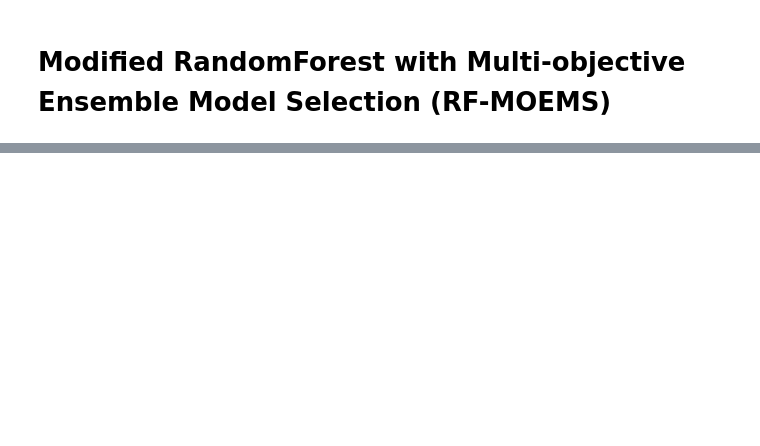
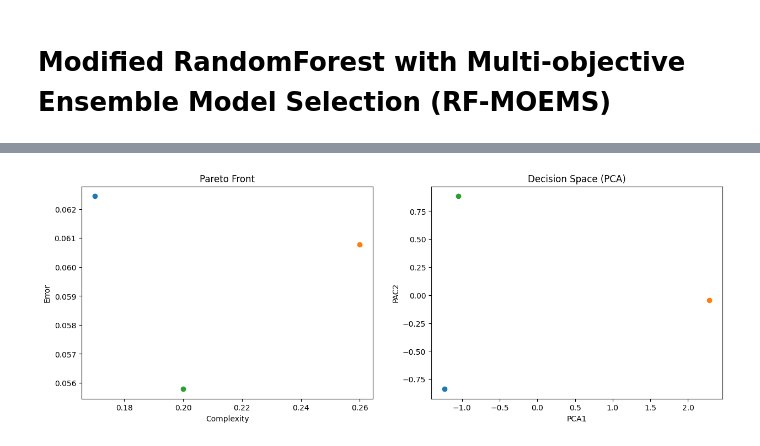
Before and after one commit to vhrique/aerogerador_fault_diagnosis, a Jupyter notebook: baseline_experiment_pareto.ipynb, the cells around one changed output, grey strips where cells are left out. Cells and saved outputs as stored; diff of their text form; code cells hidden in the pictures; blank space fills up the shorter version.

```diff
--- a/baseline_experiment_pareto.ipynb
+++ b/baseline_experiment_pareto.ipynb
@@ -242,0 +247,18 @@ plt.show()
+# %%
+fig, axs = plt.subplots(1,2, figsize=(15,5))
+
+X_2d = PCA(n_components=2).fit_transform(np.array(decision_space))
+
+for i in range(len(pareto_front_test)):
+    axs[0].scatter(pareto_front_test[i,0], pareto_front_test[i,1])
+    axs[1].scatter(X_2d[i,0], X_2d[i,1])
+
+axs[0].set_title('Pareto Front')
+axs[0].set_xlabel('Complexity')
+axs[0].set_ylabel('Error')
+axs[1].set_title('Decision Space (PCA)')
+axs[1].set_xlabel('PCA1')
+axs[1].set_ylabel('PAC2')
+plt.show()
+# %% [output]
+[figure, added]
```
Also changed, not shown: parts of 8 cells of this notebook.
